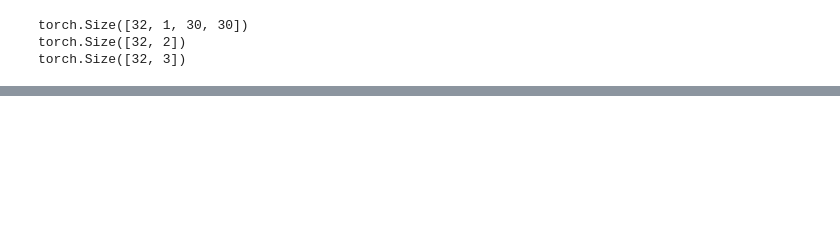
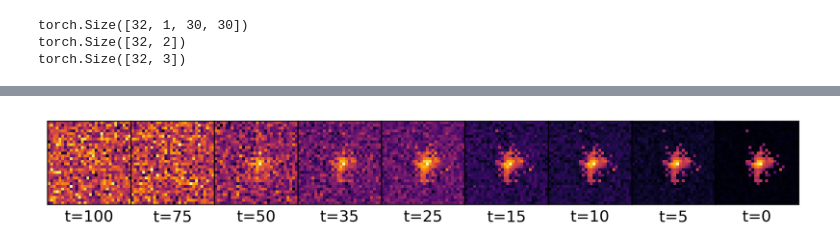
Before and after one commit to sashaatlasov/DiffusionDipolma, a Jupyter notebook: test.ipynb, the cells around one changed output, grey strips where cells are left out. Saved outputs shown, nothing was run; the diff lists cells and outputs as text; code cells hidden in the pictures; blank space fills up the shorter version.

```diff
--- a/test.ipynb
+++ b/test.ipynb
@@ -53,6 +61,6 @@ fig.savefig('/Users/sasaatlasov/Desktop/DiffusionDipolma/artifacts/real.pdf', bb
 # %%
 from diffusion import DiffusionModel
 
-dm = DiffusionModel(100, 16, schedule='cosine')
-dm.load_state_dict(torch.load('checkpoints/t100_cos_conv.pt', map_location=torch.device('cpu')))
+dm = DiffusionModel(100, 16, schedule='linear')
+dm.load_state_dict(torch.load('checkpoints/t100_lin_attn_viz.pt', map_location=torch.device('cpu')))
 dm.eval();
@@ -59,3 +84,30 @@ dm.eval();
+# %%
+m, p = momentum[0], point[0]
+device = m.device
+ts = [0, 5, 10, 15, 25, 35, 50, 75, 100]
+
+fig, axes = plt.subplots(ncols=9, sharex=True, sharey=True,figsize=(8,4), dpi=300)
+fig.subplots_adjust(0,0,1,1,0,0)
+k = 0
+
+x_i = torch.randn(1, 1, 30, 30, device=device)
+m, p = m.unsqueeze(0), p.unsqueeze(0)
+
+for i in tqdm(range(dm.num_timesteps, -1, -1), leave=False):
+    z = torch.randn(1, 1, 30, 30, device=device) if i > 1 else 0
+    eps = dm.eps_model(x_i, m, p, torch.tensor(
+        i / dm.num_timesteps).repeat(1, 1).to(device))
+    x_i = dm.inv_sqrt_alphas[i] * (
+        x_i - eps * dm.one_minus_alpha_over_prod[i]) + dm.sqrt_betas[i] * z
+    if i in ts:
+        axes[k].imshow(np.transpose(x_i.squeeze(0).detach().numpy(), (1, 2, 0)), cmap='inferno')
+        axes[k].set_title(f't={i}', y=-.3)
+        axes[k].set_xticks([])
+        axes[k].set_yticks([])
+        k += 1
+fig.savefig('artifacts/reverse.pdf', bbox_inches = "tight")
+# %% [output]
+[figure, added]
 # %%
 # from torchview import draw_graph
 
```
Also changed, not shown: parts of 14 cells of this notebook, 2 other files.
